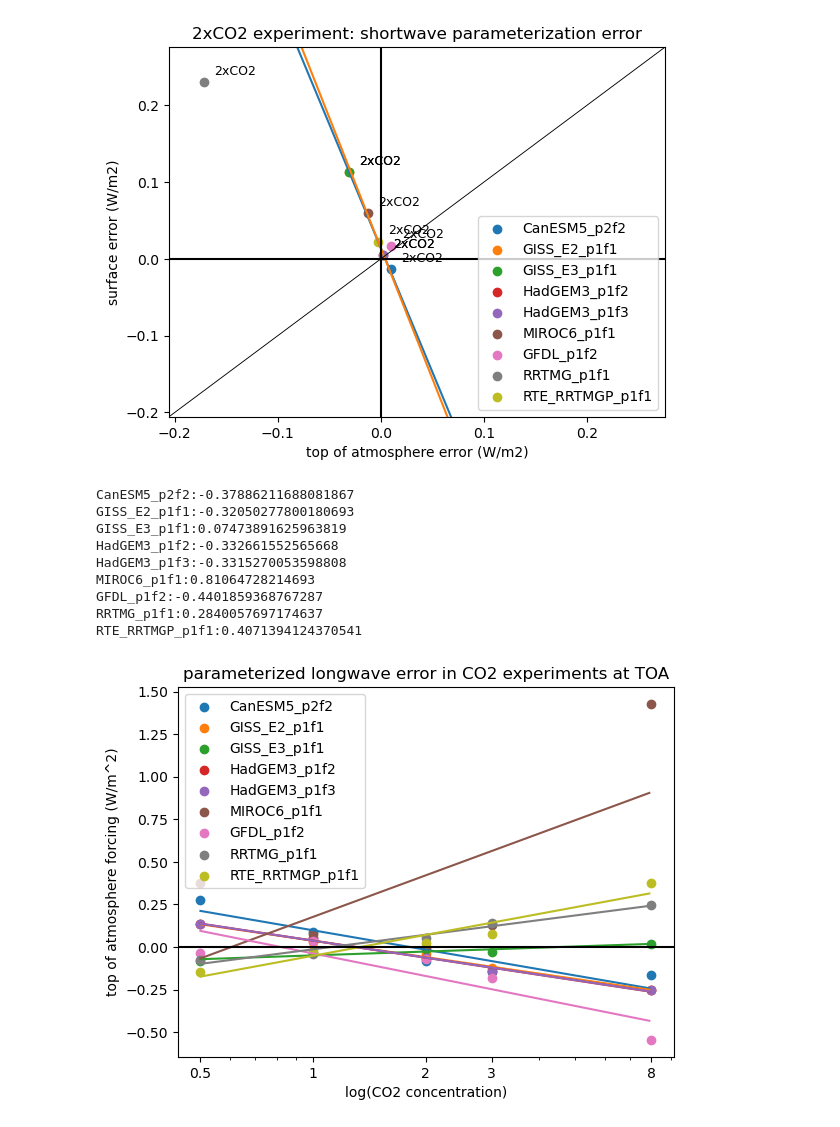
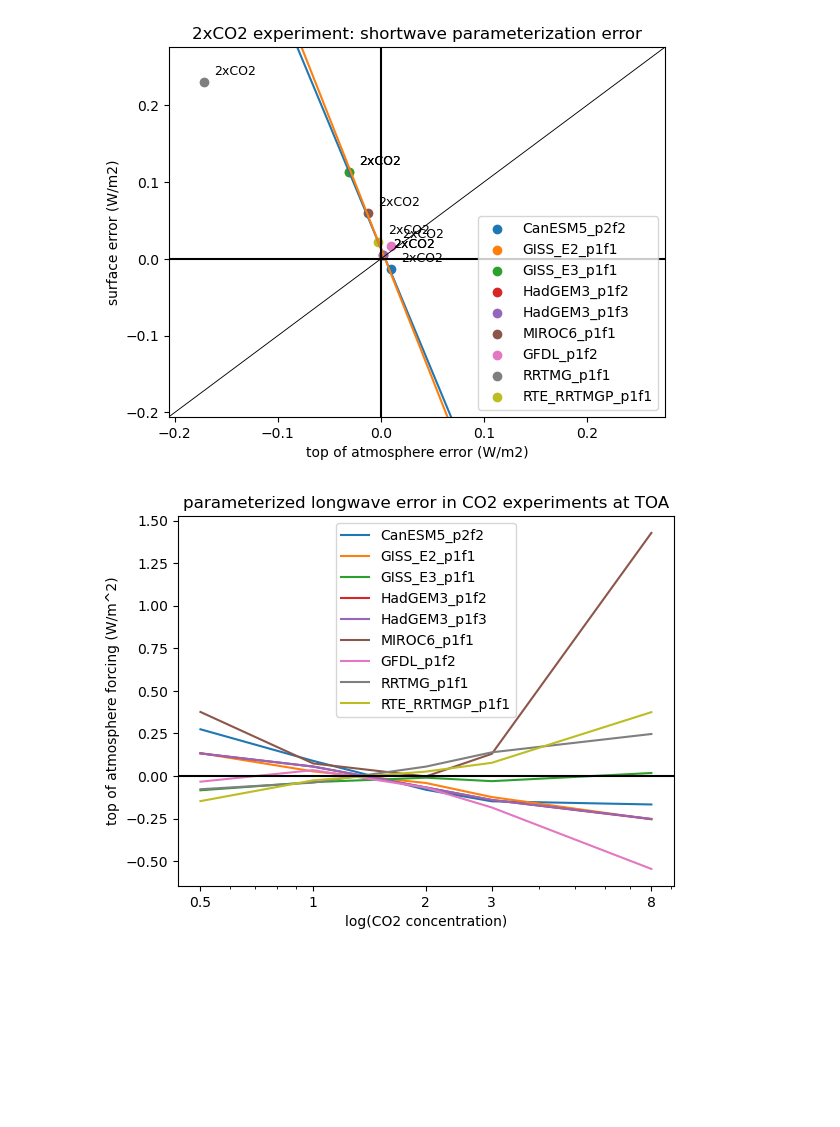
Before and after one commit to emmal01/RFMIP_CO2_analysis, a Jupyter notebook: RFMIP_final_script.ipynb, the cells around one changed output. Drawn from its saved outputs; the diff is of its cells as text; code cells hidden in the pictures; blank space fills up the shorter version.

```diff
--- a/RFMIP_final_script.ipynb
+++ b/RFMIP_final_script.ipynb
@@ -215,0 +147,33 @@ plt.show()
+# %%
+#benchmark shortwave forcing in CO2 experiments at TOA
+
+fig, ax = plt.subplots()
+
+#plot data
+for m in list(gbmforcing_b.keys()):
+    if 'rsn' in list(gbmforcing_b[m].data_vars):
+        plt.scatter([0.5, 1, 2, 3, 8], gbmforcing_b[m].data_vars["rsn"].sel(expt=['0.5xCO2', 'PI CO2', '2xCO2', '3xCO2', '8xCO2'], level=0))
+
+#find and plot the curve of best fit
+for m in list(gbmforcing_b.keys()):
+    if 'rsn' in list(gbmforcing_b[m].data_vars):
+        t = np.log10([0.5, 1, 2, 3, 8])
+        y = gbmforcing_b[m].data_vars["rsn"].sel(expt=['0.5xCO2', 'PI CO2', '2xCO2', '3xCO2', '8xCO2'], level=0)
+        p = np.polyfit(t, y, 1)
+        y_fitted = p[0] * np.log10(np.arange(0.5,8,0.1)) + p[1]
+        plt.plot(np.arange(0.5,8,0.1),y_fitted)
+
+#scale logarithmcially and label tick marks and axes
+plt.ylabel("top of atmosphere forcing (W/m^2)")
+plt.xscale('log')
+ax.set_xticks([0.5, 1, 2, 3, 8])
+ax.set_xticklabels([0.5, 1, 2, 3, 8])
+plt.xlabel("log(CO2 concentration)")
+ax.axhline(y=0, color='k')
+ax.axvline(x=0, color='k')
+plt.title("benchmark shortwave forcing in CO2 experiments at top of atmosphere")
+plt.legend(list(m for m in list(gbmforcing_b.keys()) if 'rsn' in list(gbmforcing_b[m].data_vars)))
+
+plt.show()
+
+#look into HadGEM3-p2f3
@@ -305,42 +460,33 @@ plt.show()
 # %%
 #parameterized longwave error in CO2 experiments at TOA
 fig, ax = plt.subplots()
 
 #plot data
 for m in list(gbme.keys()):
-    plt.scatter([0.5, 1, 2, 3, 8], gbme[m].data_vars["rln"].sel(expt=['0.5xCO2', 'PI CO2', '2xCO2', '3xCO2', '8xCO2'], level=0))
-
+    plt.plot([0.5, 1, 2, 3, 8], gbme[m].data_vars["rln"].sel(expt=['0.5xCO2', 'PI CO2', '2xCO2', '3xCO2', '8xCO2'], level=0))
+'''
 #find and plot the curve of best fit
 for m in list(gbme.keys()):
     t = np.log10([0.5, 1, 2, 3, 8])
     y = gbme[m].data_vars["rln"].sel(expt=['0.5xCO2', 'PI CO2', '2xCO2', '3xCO2', '8xCO2'], level=0)
     p = np.polyfit(t, y, 1)
     y_fitted = p[0] * np.log10(np.arange(0.5,8,0.1)) + p[1]
     plt.plot(np.arange(0.5,8,0.1),y_fitted)
     print(m+":"+str(p[0]))
-
+'''
 #scale logarithmically and label tick marks and axes
 plt.ylabel("top of atmosphere forcing (W/m^2)")
 plt.xscale('log')
 ax.set_xticks([0.5, 1, 2, 3, 8])
 ax.set_xticklabels([0.5, 1, 2, 3, 8])
 plt.xlabel("log(CO2 concentration)")
 ax.axhline(y=0, color='k')
 ax.axvline(x=0, color='k')
 plt.legend(gbme.keys())
 plt.title("parameterized longwave error in CO2 experiments at TOA")
 plt.show()
 # %% [output]
-CanESM5_p2f2:-0.37886211688081867
-GISS_E2_p1f1:-0.32050277800180693
-GISS_E3_p1f1:0.07473891625963819
-HadGEM3_p1f2:-0.332661552565668
-HadGEM3_p1f3:-0.3315270053598808
-MIROC6_p1f1:0.81064728214693
-GFDL_p1f2:-0.4401859368767287
-RRTMG_p1f1:0.2840057697174637
-RTE_RRTMGP_p1f1:0.4071394124370541
-[figure, old version]
+[figure, new version]
 # %%
 #parameterized shortwave error in CO2 experiments at TOA
 fig, ax = plt.subplots()
```
Also changed, not shown: parts of 20 cells of this notebook.
